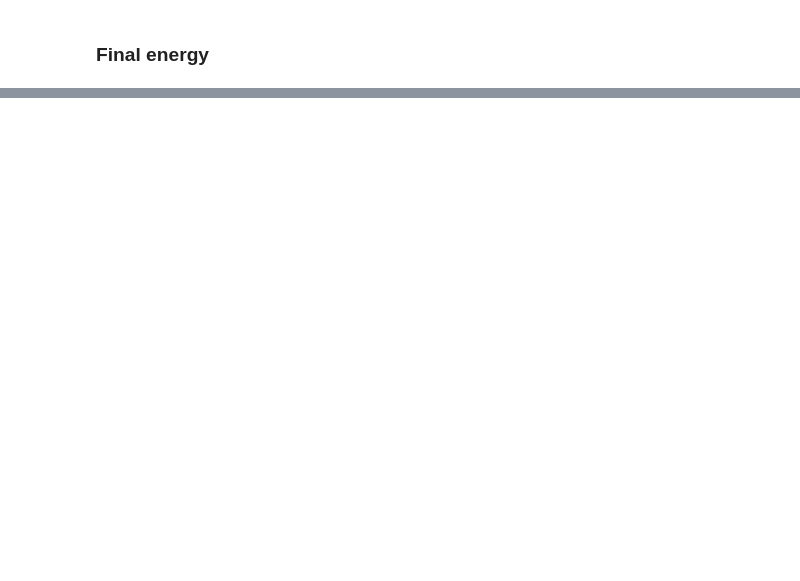
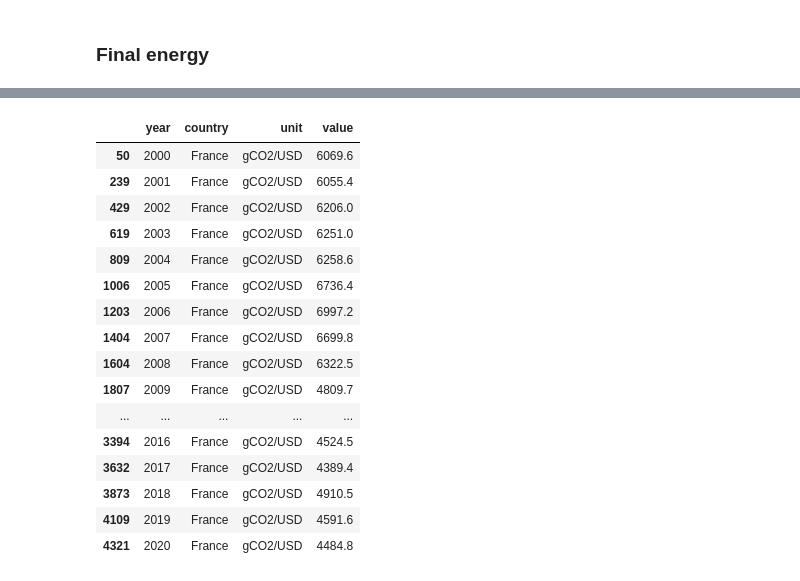
Before and after one commit to dataforgoodfr/shiftdataportal_data, a Jupyter notebook: notebooks/processed/iea/iea_process_final_energy.ipynb, the cells around one changed output, grey strips where cells are left out. Cells and saved outputs as stored; diff of their text form; code cells hidden in the pictures; blank space fills up the shorter version.

```diff
--- a/notebooks/processed/iea/iea_process_final_energy.ipynb
+++ b/notebooks/processed/iea/iea_process_final_energy.ipynb
@@ -132,0 +159,23 @@ df_share_country_em.head()
+# %%
+dd = df_energy_eff_carbon.groupby(['year','country', 'unit'])['value'].sum().reset_index()
+# %%
+ddd = dd[(dd['unit']=='gCO2/USD')&(dd['country']=='France')]
+ddd
+# %% [output]
+|  | year | country | unit | value |
+| 50 | 2000 | France | gCO2/USD | 6069.6 |
+| 239 | 2001 | France | gCO2/USD | 6055.4 |
+| 429 | 2002 | France | gCO2/USD | 6206.0 |
+| 619 | 2003 | France | gCO2/USD | 6251.0 |
+| 809 | 2004 | France | gCO2/USD | 6258.6 |
+| 1006 | 2005 | France | gCO2/USD | 6736.4 |
+| 1203 | 2006 | France | gCO2/USD | 6997.2 |
+| 1404 | 2007 | France | gCO2/USD | 6699.8 |
+| 1604 | 2008 | France | gCO2/USD | 6322.5 |
+| 1807 | 2009 | France | gCO2/USD | 4809.7 |
+| ... | ... | ... | ... | ... |
+| 3394 | 2016 | France | gCO2/USD | 4524.5 |
+| 3632 | 2017 | France | gCO2/USD | 4389.4 |
+| 3873 | 2018 | France | gCO2/USD | 4910.5 |
+| 4109 | 2019 | France | gCO2/USD | 4591.6 |
+| 4321 | 2020 | France | gCO2/USD | 4484.8 |
```
Also changed, not shown: parts of 14 cells of this notebook, 6 other files.
